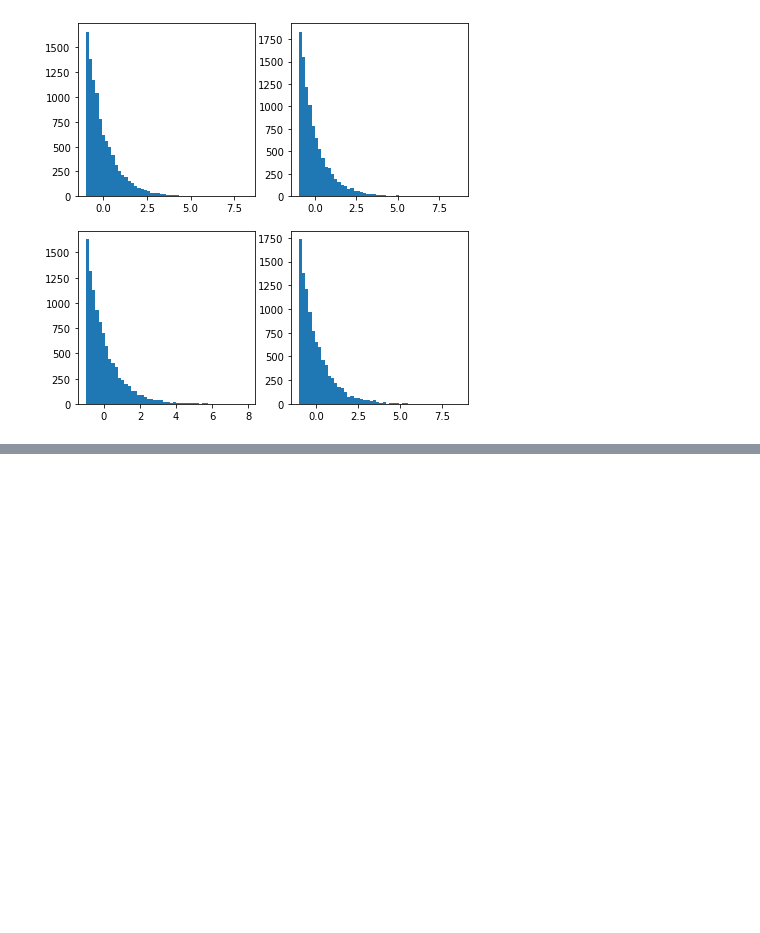
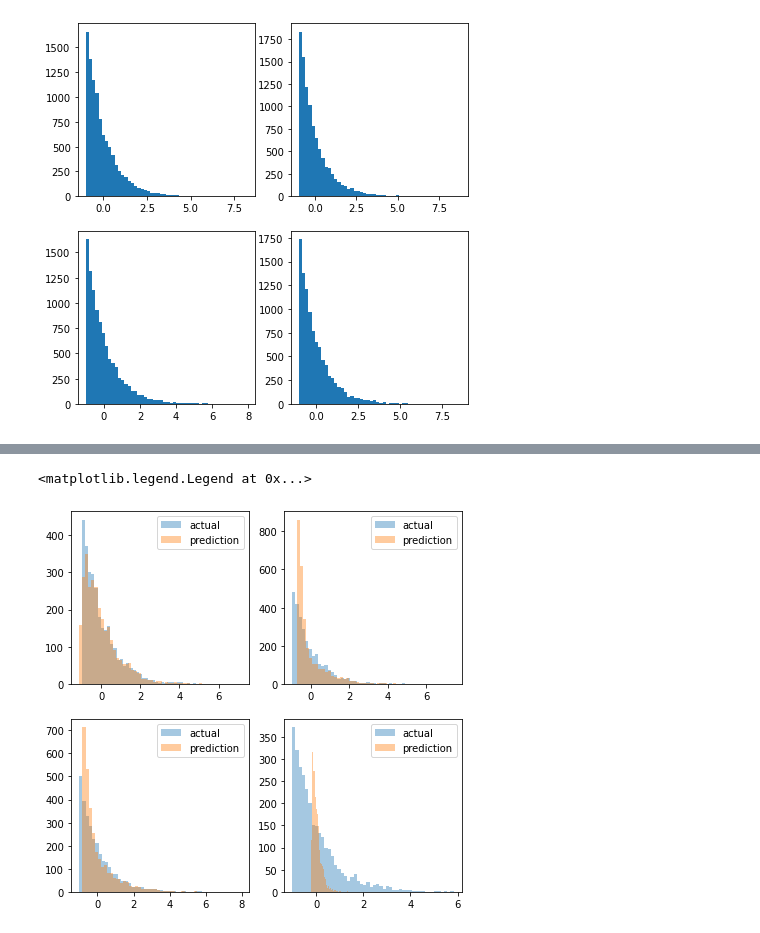
Before and after one commit to sdysch/autoencoder-test, a Jupyter notebook: autoencoder.ipynb, the cells around one changed output, grey strips where cells are left out. Drawn from its saved outputs; the diff is of its cells as text; code cells hidden in the pictures; blank space fills up the shorter version.

```diff
--- a/autoencoder.ipynb
+++ b/autoencoder.ipynb
@@ -145,0 +179,25 @@ axs[1, 1].legend()
+# %%
+# predictions
+pred_anomaly = model.predict(anomaly)
+
+# draw vars
+nbins = 50
+fig, axs = plt.subplots(2, 2, figsize = (7, 7))
+_ = axs[0, 0].hist(anomaly[:,0], bins = nbins, alpha = 0.4, label = "actual")
+_ = axs[0, 0].hist(pred_anomaly[:,0], bins = nbins, alpha = 0.4, label = "prediction")
+axs[0, 0].legend()
+
+_ = axs[0, 1].hist(anomaly[:,1], bins = nbins, alpha = 0.4, label = "actual")
+_ = axs[0, 1].hist(pred_anomaly[:,1], bins = nbins, alpha = 0.4, label = "prediction")
+axs[0, 1].legend()
+
+_ = axs[1, 0].hist(anomaly[:,2], bins = nbins, alpha = 0.4, label = "actual")
+_ = axs[1, 0].hist(pred_anomaly[:,2], bins = nbins, alpha = 0.4, label = "prediction")
+axs[1, 0].legend()
+
+_ = axs[1, 1].hist(anomaly[:,3], bins = nbins, alpha = 0.4, label = "actual")
+_ = axs[1, 1].hist(pred_anomaly[:,3], bins = nbins, alpha = 0.4, label = "prediction")
+axs[1, 1].legend()
+# %% [output]
+<matplotlib.legend.Legend at 0x...>
+[figure, added]
```
Also changed, not shown: parts of 11 cells of this notebook.
